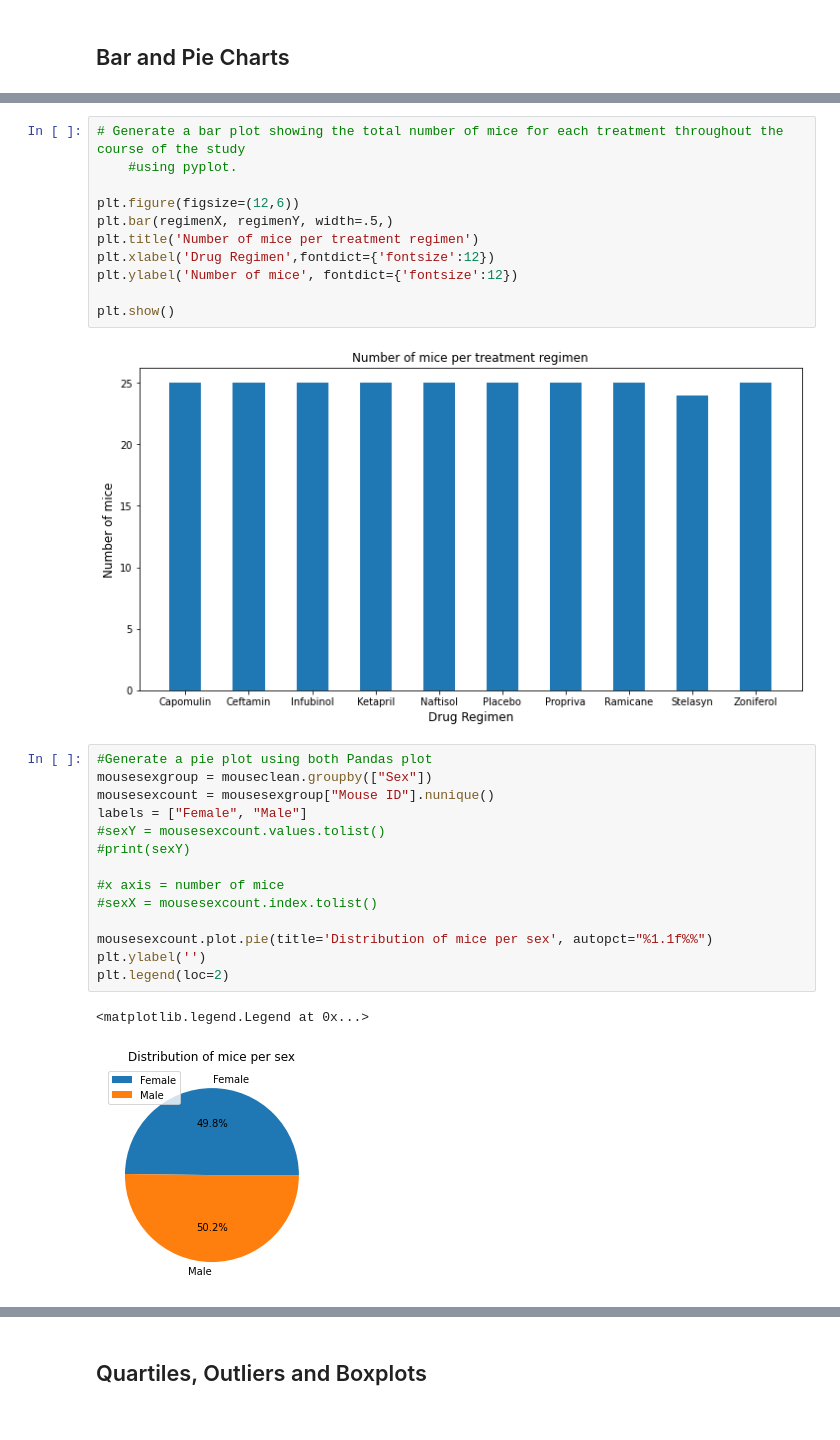
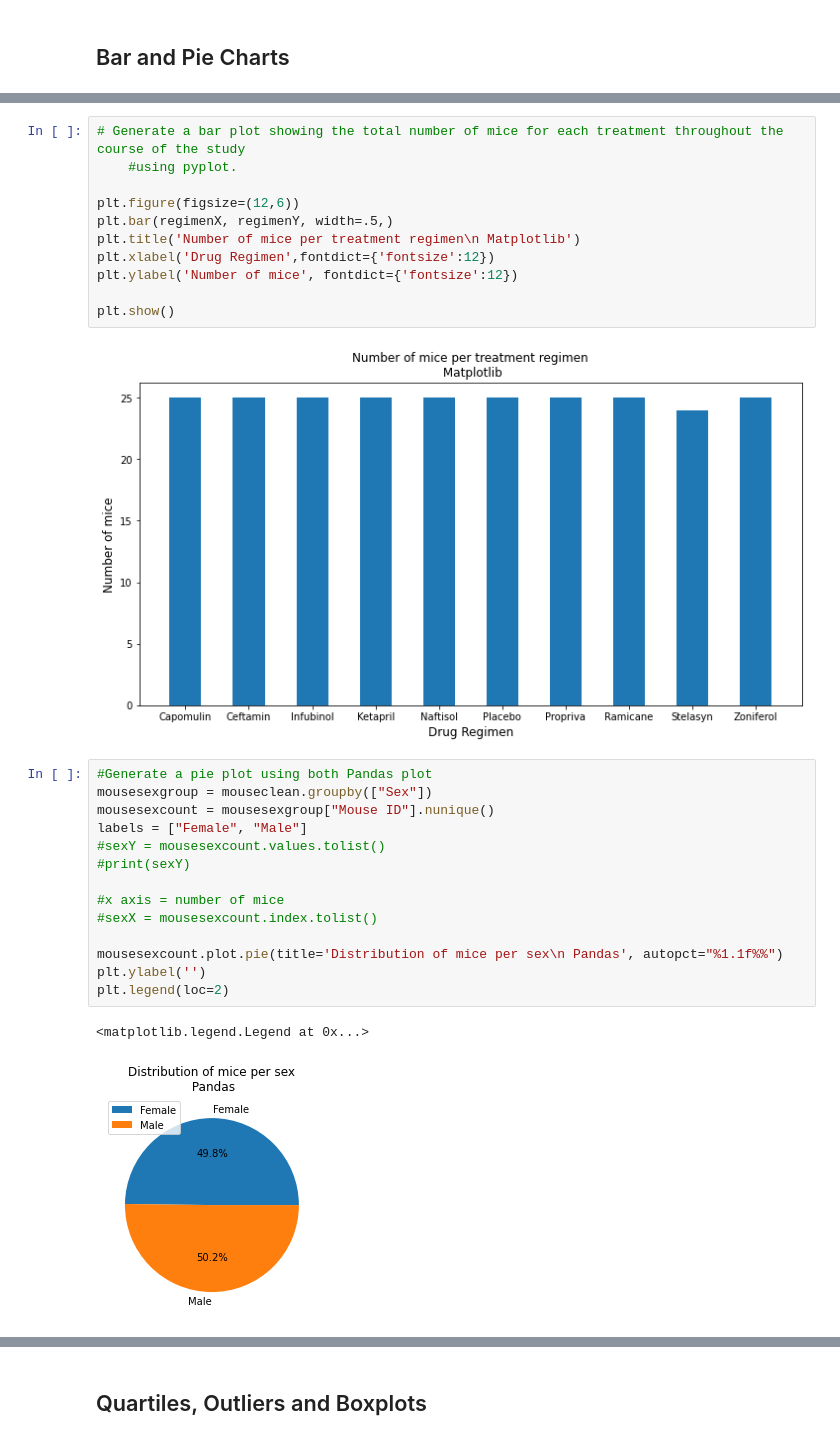
Before and after one commit to jMacProd/MatplotlibChallenge, a Jupyter notebook: Pymaceuticals/pymaceuticalsCOPY2.ipynb, the cells around one changed output, grey strips where cells are left out. Drawn from its saved outputs; the diff is of its cells as text.

Commit message:
Matplotlib backup

```diff
--- a/Pymaceuticals/pymaceuticalsCOPY2.ipynb
+++ b/Pymaceuticals/pymaceuticalsCOPY2.ipynb
@@ -186,30 +220,30 @@ Text(0, 0.5, 'Number of mice')
 
 plt.figure(figsize=(12,6))
 plt.bar(regimenX, regimenY, width=.5,)
-plt.title('Number of mice per treatment regimen')
+plt.title('Number of mice per treatment regimen\n Matplotlib')
 plt.xlabel('Drug Regimen',fontdict={'fontsize':12})
 plt.ylabel('Number of mice', fontdict={'fontsize':12})
 
 plt.show()
 # %% [output]
-[figure, old version]
+[figure, new version]
 # %%
 #Generate a pie plot using both Pandas plot
 mousesexgroup = mouseclean.groupby(["Sex"])
 mousesexcount = mousesexgroup["Mouse ID"].nunique()
 labels = ["Female", "Male"]
 #sexY = mousesexcount.values.tolist()
 #print(sexY)
 
 #x axis = number of mice
 #sexX = mousesexcount.index.tolist()
 
-mousesexcount.plot.pie(title='Distribution of mice per sex', autopct="%1.1f%%")
+mousesexcount.plot.pie(title='Distribution of mice per sex\n Pandas', autopct="%1.1f%%")
 plt.ylabel('')
 plt.legend(loc=2)
 # %% [output]
 <matplotlib.legend.Legend at 0x...>
-[figure, old version]
+[figure, new version]
 # %%
 
 plt.pie(mousesexcount, autopct="%1.1f%%", labels=labels)
```
Also changed, not shown: parts of 23 cells of this notebook, 2 other files.
